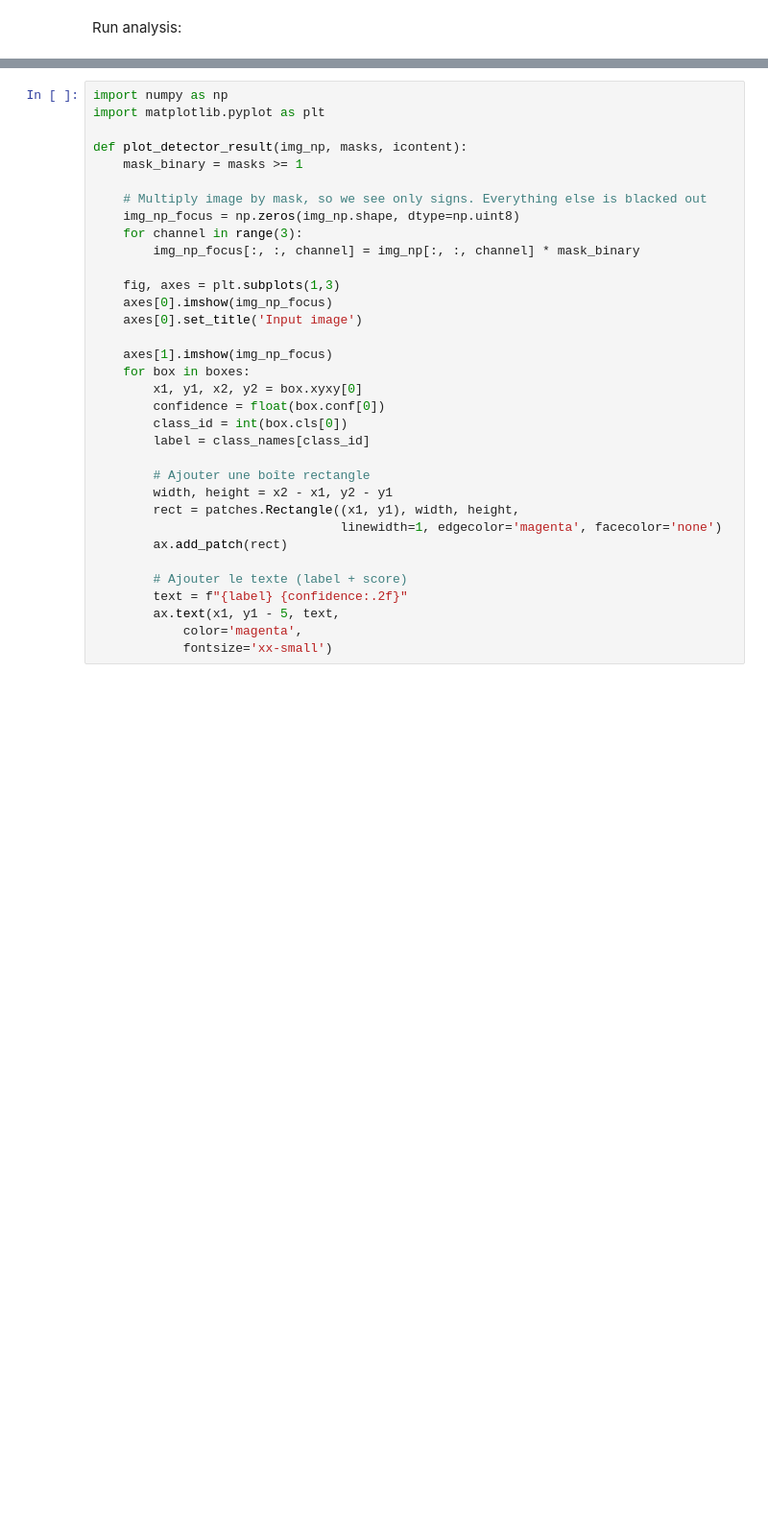
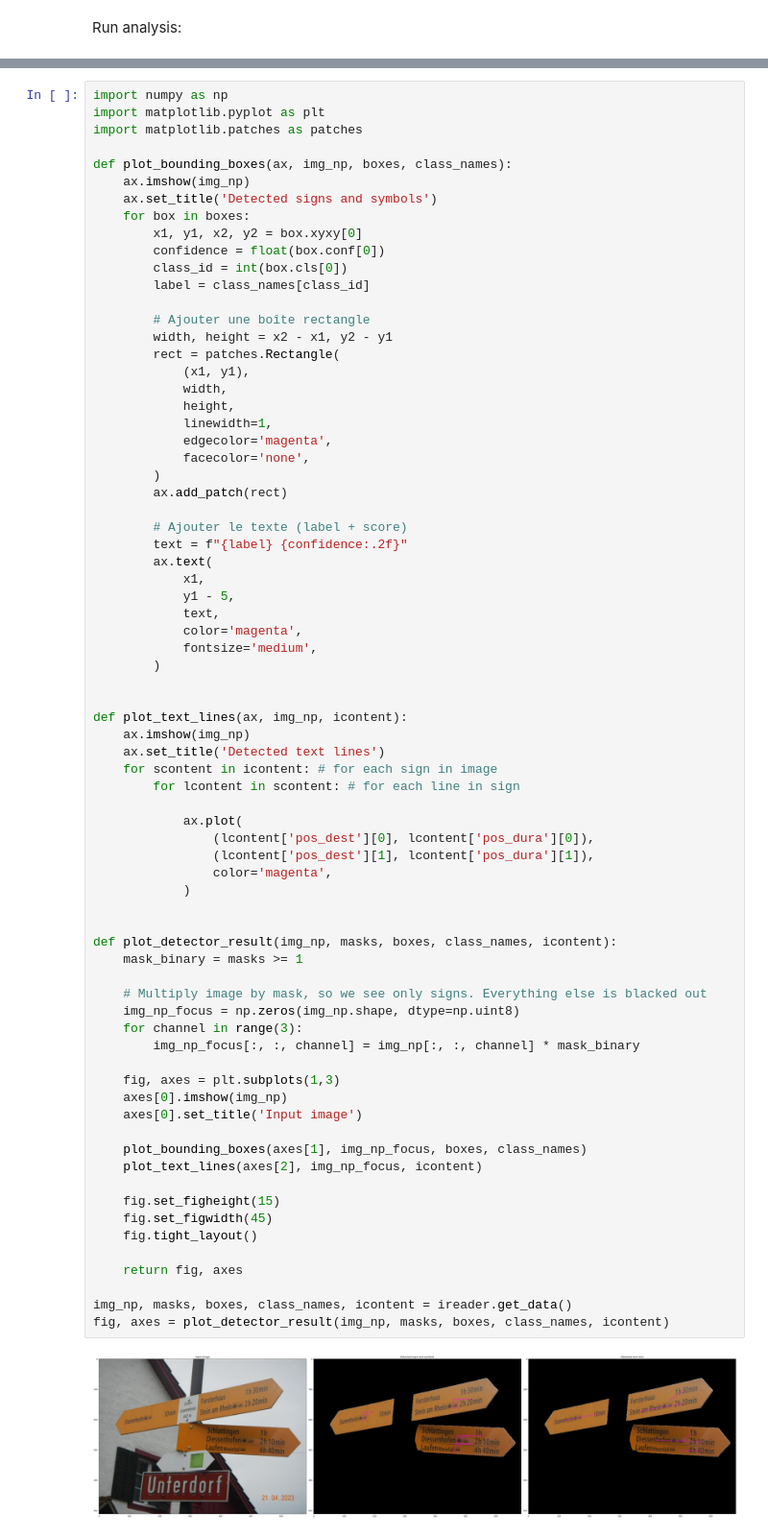
Before and after one commit to emoebel/usol-sign-reader, a Jupyter notebook: notebooks/test_detector.ipynb, the cells around one changed output, grey strips where cells are left out. Shown at 96% size. Drawn from its saved outputs; the diff is of its cells as text; blank space fills up the shorter version.

```diff
--- a/notebooks/test_detector.ipynb
+++ b/notebooks/test_detector.ipynb
@@ -44,34 +43,75 @@ Putting all sign information together...
 # %%
 import numpy as np
 import matplotlib.pyplot as plt
+import matplotlib.patches as patches
 
-def plot_detector_result(img_np, masks, icontent):
+def plot_bounding_boxes(ax, img_np, boxes, class_names):
+    ax.imshow(img_np)
+    ax.set_title('Detected signs and symbols')
+    for box in boxes:
+        x1, y1, x2, y2 = box.xyxy[0]
+        confidence = float(box.conf[0])
+        class_id = int(box.cls[0])
+        label = class_names[class_id]
+
+        # Ajouter une boîte rectangle
+        width, height = x2 - x1, y2 - y1
+        rect = patches.Rectangle(
+            (x1, y1),
+            width,
+            height,
+            linewidth=1,
+            edgecolor='magenta',
+            facecolor='none',
+        )
+        ax.add_patch(rect)
+
+        # Ajouter le texte (label + score)
+        text = f"{label} {confidence:.2f}"
+        ax.text(
+            x1,
+            y1 - 5,
+            text,
+            color='magenta',
+            fontsize='medium',
+        )
+
+
+def plot_text_lines(ax, img_np, icontent):
+    ax.imshow(img_np)
+    ax.set_title('Detected text lines')
+    for scontent in icontent: # for each sign in image
+        for lcontent in scontent: # for each line in sign
+
+            ax.plot(
+                (lcontent['pos_dest'][0], lcontent['pos_dura'][0]),
+                (lcontent['pos_dest'][1], lcontent['pos_dura'][1]),
+                color='magenta',
+            )
+
+
+def plot_detector_result(img_np, masks, boxes, class_names, icontent):
     mask_binary = masks >= 1
 
     # Multiply image by mask, so we see only signs. Everything else is blacked out
     img_np_focus = np.zeros(img_np.shape, dtype=np.uint8)
     for channel in range(3):
         img_np_focus[:, :, channel] = img_np[:, :, channel] * mask_binary
 
     fig, axes = plt.subplots(1,3)
-    axes[0].imshow(img_np_focus)
+    axes[0].imshow(img_np)
     axes[0].set_title('Input image')
 
-    axes[1].imshow(img_np_focus)
-    for box in boxes:
-        x1, y1, x2, y2 = box.xyxy[0]
-        confidence = float(box.conf[0])
-        class_id = int(box.cls[0])
-        label = class_names[class_id]
+    plot_bounding_boxes(axes[1], img_np_focus, boxes, class_names)
+    plot_text_lines(axes[2], img_np_focus, icontent)
 
-        # Ajouter une boîte rectangle
-        width, height = x2 - x1, y2 - y1
-        rect = patches.Rectangle((x1, y1), width, height,
-                                 linewidth=1, edgecolor='magenta', facecolor='none')
-        ax.add_patch(rect)
+    fig.set_figheight(15)
+    fig.set_figwidth(45)
+    fig.tight_layout()
 
-        # Ajouter le texte (label + score)
-        text = f"{label} {confidence:.2f}"
-        ax.text(x1, y1 - 5, text,
-            color='magenta',
-            fontsize='xx-small')
+    return fig, axes
+
+img_np, masks, boxes, class_names, icontent = ireader.get_data()
+fig, axes = plot_detector_result(img_np, masks, boxes, class_names, icontent)
+# %% [output]
+[figure, added]
```
Also changed, not shown: parts of 6 cells of this notebook, 4 other files.
